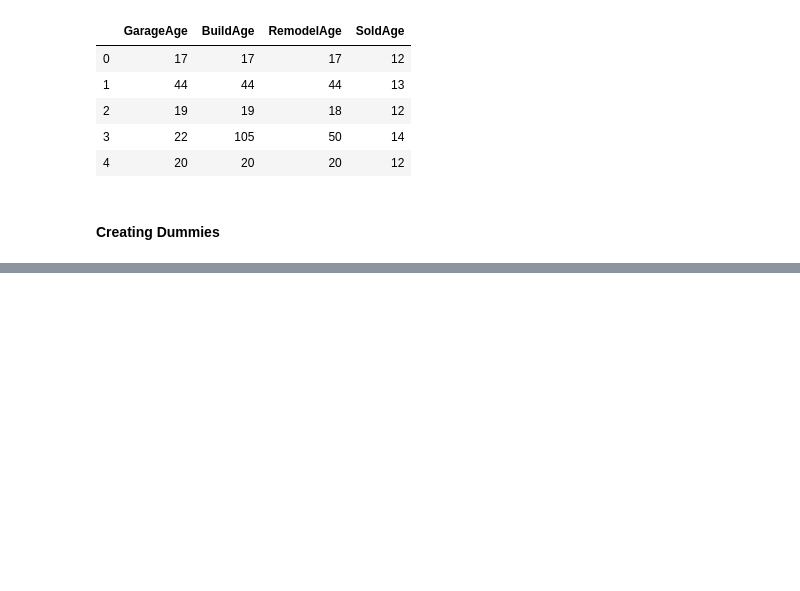
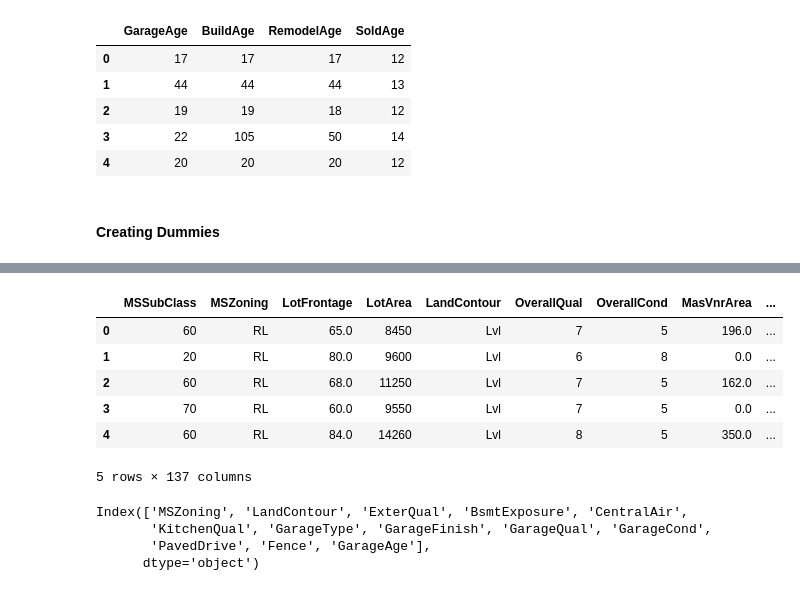
Before and after one commit to singh-manvinder/house_price_prediction, a Jupyter notebook: solution.ipynb, the cells around one changed output, grey strips where cells are left out. Drawn from its saved outputs; the diff is of its cells as text; code cells hidden in the pictures; blank space fills up the shorter version.

```diff
--- a/solution.ipynb
+++ b/solution.ipynb
@@ -343,0 +370,2 @@ df_housing.loc[:,['GarageAge', 'BuildAge', 'RemodelAge', 'SoldAge']].head()
+# %%
+df_housing['MSSubClass'] = df_housing['MSSubClass'].astype('object')
@@ -343,0 +386,31 @@ df_housing.loc[:,['GarageAge', 'BuildAge', 'RemodelAge', 'SoldAge']].head()
+# %%
+col_with_others = ['Alley', 'LotShape', 'LotConfig', 'LandSlope', 'Neighborhood', 'Condition1', 'Condition2', 'BldgType',
+                   'HouseStyle', 'RoofStyle', 'RoofMatl', 'Exterior1st', 'Exterior2nd', 'MasVnrType', 'ExterCond',
+                   'Foundation', 'Heating', 'HeatingQC', 'Electrical', 'Functional', 'FireplaceQu', 'MiscFeature',
+                   'SaleType', 'SaleCondition','BsmtQual', 'BsmtCond', 'BsmtFinType1','BsmtFinType2']
+# %%
+# creating dummies for variables for which we previously merge catgeories as 'Others'
+# and droping the Others instead of drop first to make better understandable from business prespective
+for col in col_with_others:
+    dummies = pd.get_dummies(df_housing[col], prefix=col)
+    dummies.drop(f'{col}_Others', axis=1, inplace=True)
+    df_housing = pd.concat([df_housing, dummies], axis=1)
+    df_housing.drop(col, axis=1, inplace=True)
+
+df_housing.head(5)
+# %% [output]
+|  | MSSubClass | MSZoning | LotFrontage | LotArea | LandContour | OverallQual | OverallCond | MasVnrArea | ... |
+| 0 | 60 | RL | 65.0 | 8450 | Lvl | 7 | 5 | 196.0 | ... |
+| 1 | 20 | RL | 80.0 | 9600 | Lvl | 6 | 8 | 0.0 | ... |
+| 2 | 60 | RL | 68.0 | 11250 | Lvl | 7 | 5 | 162.0 | ... |
+| 3 | 70 | RL | 60.0 | 9550 | Lvl | 7 | 5 | 0.0 | ... |
+| 4 | 60 | RL | 84.0 | 14260 | Lvl | 8 | 5 | 350.0 | ... |
+5 rows × 137 columns
+# %%
+rem_cat_cols = cat_cols.drop(col_with_others)
+rem_cat_cols
+# %% [output]
+Index(['MSZoning', 'LandContour', 'ExterQual', 'BsmtExposure', 'CentralAir',
+       'KitchenQual', 'GarageType', 'GarageFinish', 'GarageQual', 'GarageCond',
+       'PavedDrive', 'Fence', 'GarageAge'],
+      dtype='object')
```
Also changed, not shown: parts of 23 cells of this notebook.
